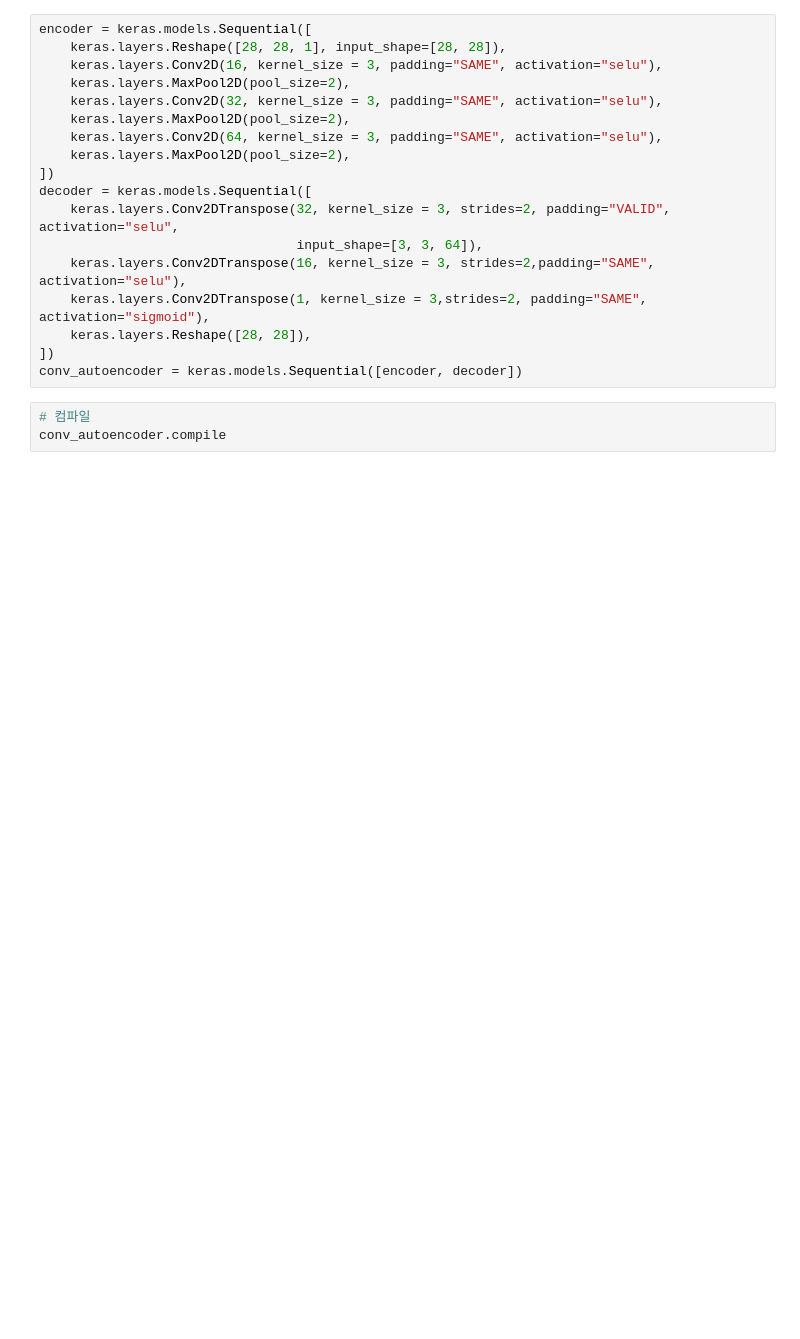
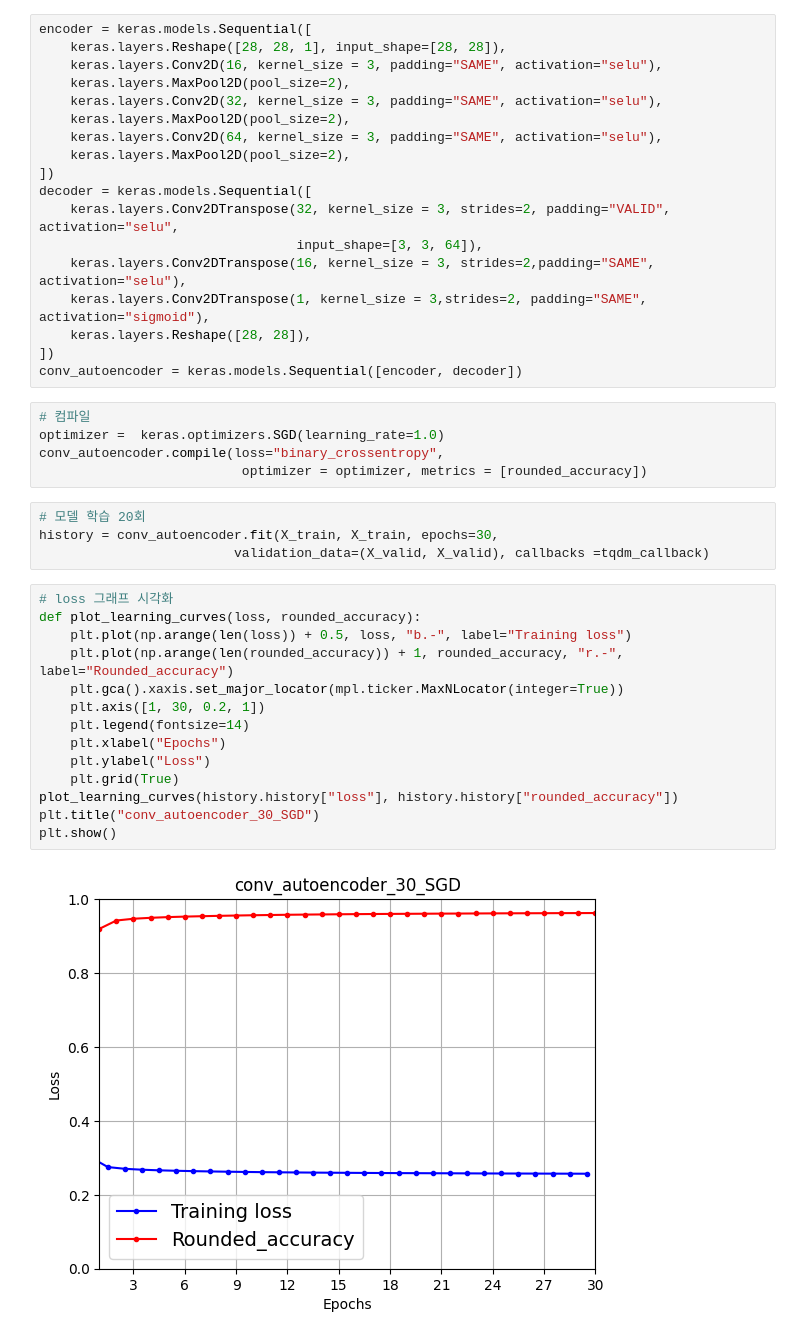
Before and after one commit to ChaeWonIm0/MachineLearning_reference, a Jupyter notebook: Generation_Autoencoder_GAN/Autoencoder.ipynb, the cells around one changed output. Drawn from its saved outputs; the diff is of its cells as text; blank space fills up the shorter version.

Commit message:
Stacked autoencoder, Conv autoencoder, denoising autoencoder, recurrent autoencoder

```diff
--- a/Generation_Autoencoder_GAN/Autoencoder.ipynb
+++ b/Generation_Autoencoder_GAN/Autoencoder.ipynb
@@ -539,6 +473,28 @@ decoder = keras.models.Sequential([
     keras.layers.Reshape([28, 28]),
 ])
 conv_autoencoder = keras.models.Sequential([encoder, decoder])
-# %%
-# 컴파일
-conv_autoencoder.compile
+# %%
+# 컴파일
+optimizer =  keras.optimizers.SGD(learning_rate=1.0)
+conv_autoencoder.compile(loss="binary_crossentropy",
+                          optimizer = optimizer, metrics = [rounded_accuracy])
+# %%
+# 모델 학습 20회
+history = conv_autoencoder.fit(X_train, X_train, epochs=30,
+                         validation_data=(X_valid, X_valid), callbacks =tqdm_callback)
+# %%
+# loss 그래프 시각화
+def plot_learning_curves(loss, rounded_accuracy):
+    plt.plot(np.arange(len(loss)) + 0.5, loss, "b.-", label="Training loss")
+    plt.plot(np.arange(len(rounded_accuracy)) + 1, rounded_accuracy, "r.-", label="Rounded_accuracy")
+    plt.gca().xaxis.set_major_locator(mpl.ticker.MaxNLocator(integer=True))
+    plt.axis([1, 30, 0.2, 1])
+    plt.legend(fontsize=14)
+    plt.xlabel("Epochs")
+    plt.ylabel("Loss")
+    plt.grid(True)
+plot_learning_curves(history.history["loss"], history.history["rounded_accuracy"])
+plt.title("conv_autoencoder_30_SGD")
+plt.show()
+# %% [output]
+[figure, added]
```
Also changed, not shown: parts of 24 cells of this notebook.
